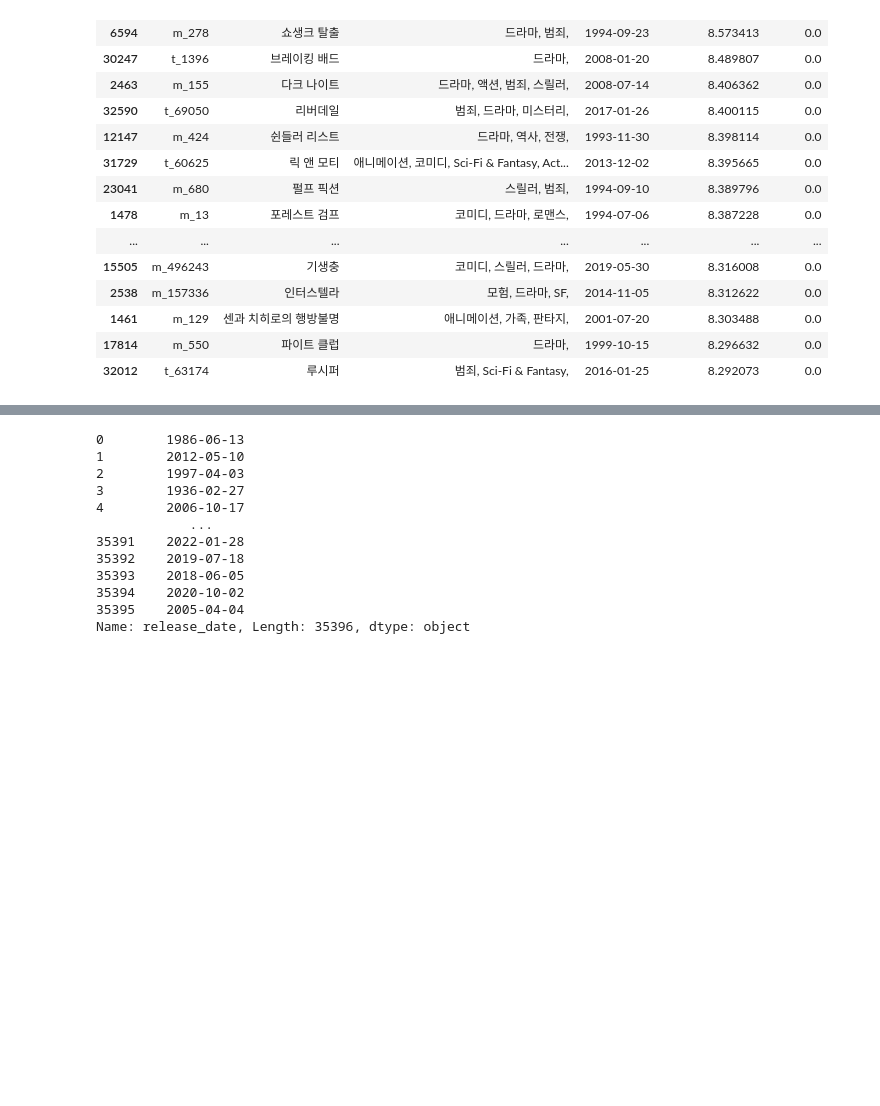
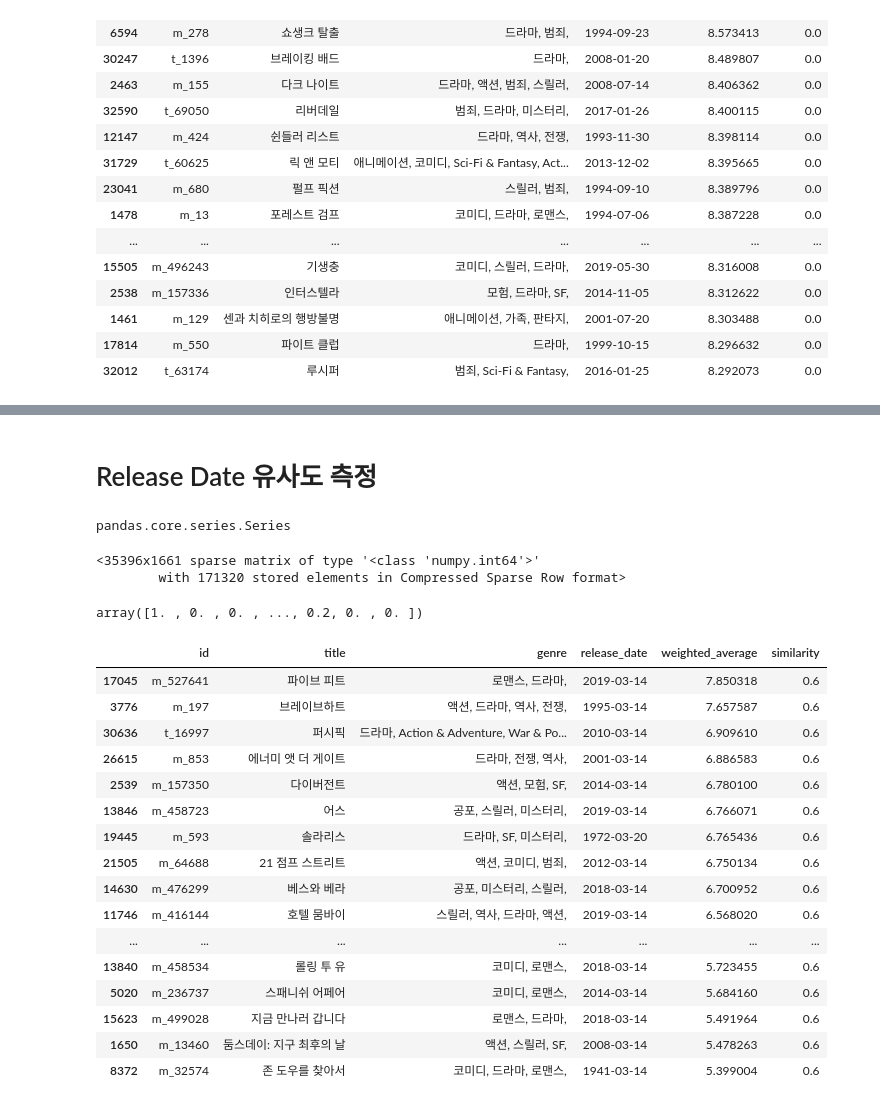
Before and after one commit to kpuce2022CD/OOSOO, a Jupyter notebook: Python/Recommend/ContentsBased/ContentsBasedFiltering.ipynb, the cells around one changed output, grey strips where cells are left out. Saved outputs shown, nothing was run; the diff lists cells and outputs as text; code cells hidden in the pictures; blank space fills up the shorter version.

Commit message:
Recommend : Release Date 유사도 측정, 유사도 & 가중 평점이 높은 Content 추천

```diff
--- a/Python/Recommend/ContentsBased/ContentsBasedFiltering.ipynb
+++ b/Python/Recommend/ContentsBased/ContentsBasedFiltering.ipynb
@@ -294,19 +306,49 @@ similar_overview_contents2[['id', 'title', 'genre', 'release_date', 'weighted_av
+# %% [markdown]
+# Release Date 유사도 측정
 # %%
 # release_date to str
 dates = pd.to_datetime(contents_df['release_date'])
 release_date = dates.dt.strftime('%Y-%m-%d')
 
-release_date
+type(release_date)
 # %% [output]
-0        1986-06-13
-1        2012-05-10
-2        1997-04-03
-3        1936-02-27
-4        2006-10-17
-            ...
-35391    2022-01-28
-35392    2019-07-18
-35393    2018-06-05
-35394    2020-10-02
-35395    2005-04-04
-Name: release_date, Length: 35396, dtype: object
+pandas.core.series.Series
+# %%
+release_date = release_date.fillna('0')
+# %%
+# CountVectorizer
+date_matrix = count_vector.fit_transform(release_date)
+
+date_matrix
+# %% [output]
+<35396x1661 sparse matrix of type '<class 'numpy.int64'>'
+        with 171320 stored elements in Compressed Sparse Row format>
+# %%
+# Cosine Similarity
+date_similarity = cosine_similarity(date_matrix, date_matrix)
+
+date_similarity[0]
+# %% [output]
+array([1. , 0. , 0. , ..., 0.2, 0. , 0. ])
+# %%
+# 영화 '대부' 로 Release Date 유사도 기반 테스트
+similar_date_contents1 = find_similar_contents(contents_df, date_similarity, 'm_238', top_n=20)
+similar_date_contents1[['id', 'title', 'genre', 'release_date', 'weighted_average', 'similarity']]
+# %% [output]
+|  | id | title | genre | release_date | weighted_average | similarity |
+| 17045 | m_527641 | 파이브 피트 | 로맨스, 드라마, | 2019-03-14 | 7.850318 | 0.6 |
+| 3776 | m_197 | 브레이브하트 | 액션, 드라마, 역사, 전쟁, | 1995-03-14 | 7.657587 | 0.6 |
+| 30636 | t_16997 | 퍼시픽 | 드라마, Action & Adventure, War & Po... | 2010-03-14 | 6.909610 | 0.6 |
+| 26615 | m_853 | 에너미 앳 더 게이트 | 드라마, 전쟁, 역사, | 2001-03-14 | 6.886583 | 0.6 |
+| 2539 | m_157350 | 다이버전트 | 액션, 모험, SF, | 2014-03-14 | 6.780100 | 0.6 |
+| 13846 | m_458723 | 어스 | 공포, 스릴러, 미스터리, | 2019-03-14 | 6.766071 | 0.6 |
+| 19445 | m_593 | 솔라리스 | 드라마, SF, 미스터리, | 1972-03-20 | 6.765436 | 0.6 |
+| 21505 | m_64688 | 21 점프 스트리트 | 액션, 코미디, 범죄, | 2012-03-14 | 6.750134 | 0.6 |
+| 14630 | m_476299 | 베스와 베라 | 공포, 미스터리, 스릴러, | 2018-03-14 | 6.700952 | 0.6 |
+| 11746 | m_416144 | 호텔 뭄바이 | 스릴러, 역사, 드라마, 액션, | 2019-03-14 | 6.568020 | 0.6 |
+| ... | ... | ... | ... | ... | ... | ... |
+| 13840 | m_458534 | 롤링 투 유 | 코미디, 로맨스, | 2018-03-14 | 5.723455 | 0.6 |
+| 5020 | m_236737 | 스패니쉬 어페어 | 코미디, 로맨스, | 2014-03-14 | 5.684160 | 0.6 |
+| 15623 | m_499028 | 지금 만나러 갑니다 | 로맨스, 드라마, | 2018-03-14 | 5.491964 | 0.6 |
+| 1650 | m_13460 | 둠스데이: 지구 최후의 날 | 액션, 스릴러, SF, | 2008-03-14 | 5.478263 | 0.6 |
+| 8372 | m_32574 | 존 도우를 찾아서 | 코미디, 드라마, 로맨스, | 1941-03-14 | 5.399004 | 0.6 |
```
Also changed, not shown: parts of 19 cells of this notebook.
